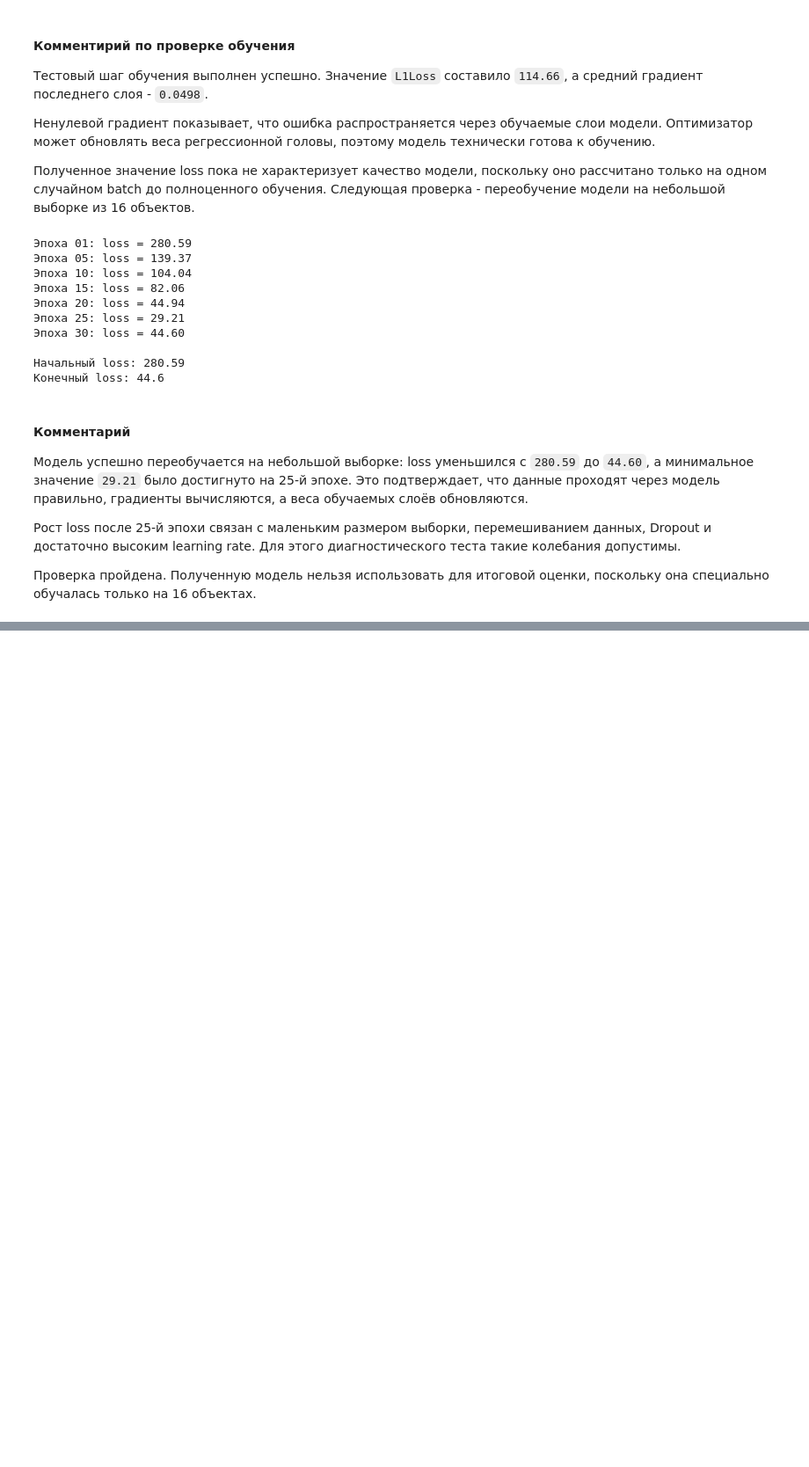
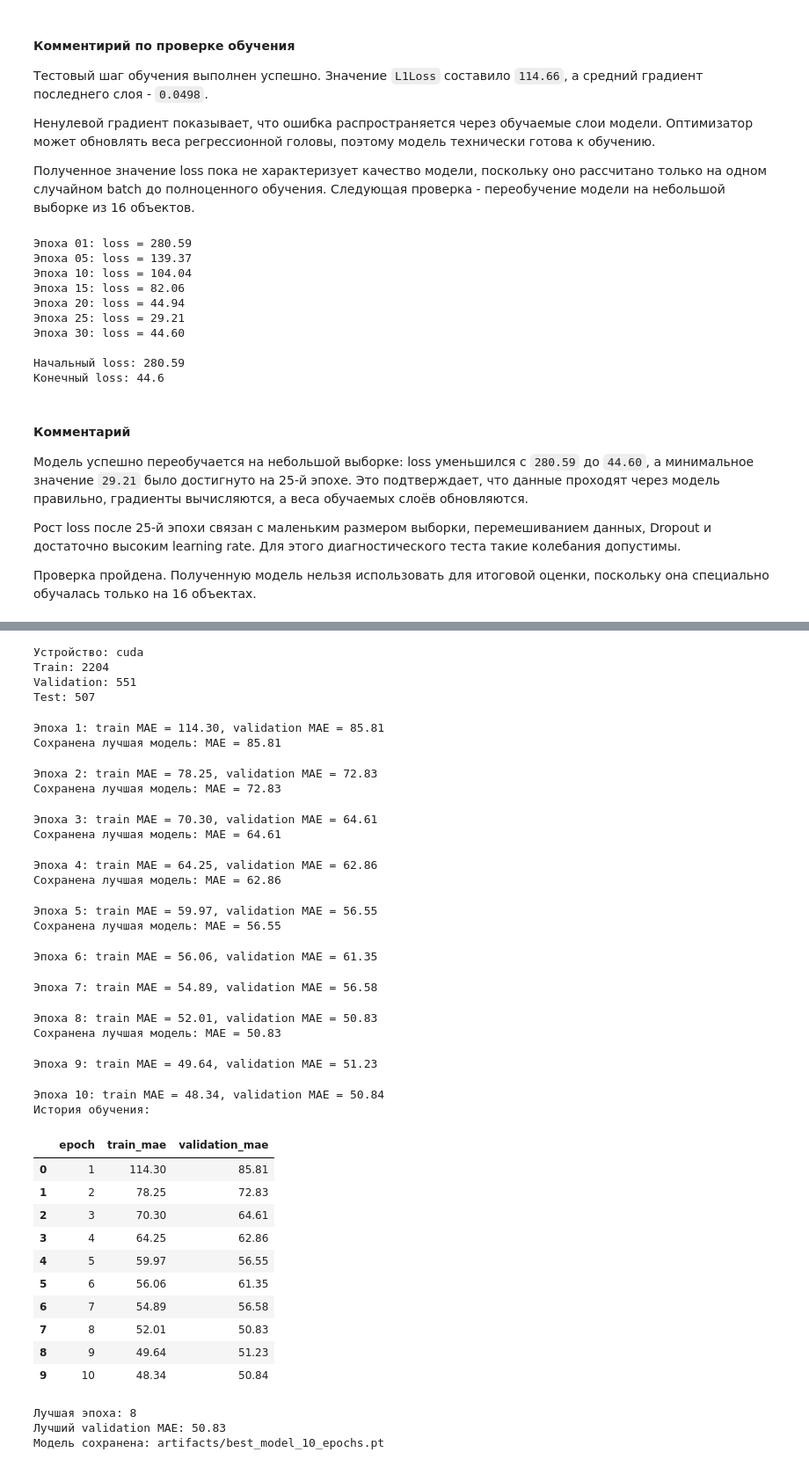
Before and after one commit to Tuinf1/04_multimodal-food-calorie-estimation, a Jupyter notebook: project.ipynb, the cells around one changed output, grey strips where cells are left out. Shown at 88% size. Saved outputs shown, nothing was run; the diff lists cells and outputs as text; code cells hidden in the pictures; blank space fills up the shorter version.

```diff
--- a/project.ipynb
+++ b/project.ipynb
@@ -796,0 +837,11 @@ print("Конечный loss:", round(loss_history[-1], 2))
+# %%
+from importlib import reload
+
+import scripts.train as train_module
+
+
+reload(train_module)
+
+train = train_module.train
+
+print("Функция загружена:", train)
@@ -796,0 +850,69 @@ print("Конечный loss:", round(loss_history[-1], 2))
+# %%
+# Освобождаем GPU от предыдущей проверочной модели
+if "model" in globals():
+    del model
+
+torch.cuda.empty_cache()
+
+# Запускаем обучение по параметрам из config.yaml
+history_10_epochs = train("config.yaml")
+
+# Показываем результаты всех выполненных эпох
+results_10_epochs = pd.DataFrame(history_10_epochs)
+
+print("История обучения:")
+display(results_10_epochs.round(2))
+
+best_epoch = results_10_epochs.loc[
+    results_10_epochs["validation_mae"].idxmin()
+]
+
+print(
+    f"Лучшая эпоха: {int(best_epoch['epoch'])}"
+)
+
+print(
+    f"Лучший validation MAE: "
+    f"{best_epoch['validation_mae']:.2f}"
+)
+
+print(
+    "Модель сохранена: "
+    "artifacts/best_model_10_epochs.pt"
+)
+# %% [output]
+Устройство: cuda
+Train: 2204
+Validation: 551
+Test: 507
+Эпоха 1: train MAE = 114.30, validation MAE = 85.81
+Сохранена лучшая модель: MAE = 85.81
+Эпоха 2: train MAE = 78.25, validation MAE = 72.83
+Сохранена лучшая модель: MAE = 72.83
+Эпоха 3: train MAE = 70.30, validation MAE = 64.61
+Сохранена лучшая модель: MAE = 64.61
+Эпоха 4: train MAE = 64.25, validation MAE = 62.86
+Сохранена лучшая модель: MAE = 62.86
+Эпоха 5: train MAE = 59.97, validation MAE = 56.55
+Сохранена лучшая модель: MAE = 56.55
+Эпоха 6: train MAE = 56.06, validation MAE = 61.35
+Эпоха 7: train MAE = 54.89, validation MAE = 56.58
+Эпоха 8: train MAE = 52.01, validation MAE = 50.83
+Сохранена лучшая модель: MAE = 50.83
+Эпоха 9: train MAE = 49.64, validation MAE = 51.23
+Эпоха 10: train MAE = 48.34, validation MAE = 50.84
+История обучения:
+|  | epoch | train_mae | validation_mae |
+| 0 | 1 | 114.30 | 85.81 |
+| 1 | 2 | 78.25 | 72.83 |
+| 2 | 3 | 70.30 | 64.61 |
+| 3 | 4 | 64.25 | 62.86 |
+| 4 | 5 | 59.97 | 56.55 |
+| 5 | 6 | 56.06 | 61.35 |
+| 6 | 7 | 54.89 | 56.58 |
+| 7 | 8 | 52.01 | 50.83 |
+| 8 | 9 | 49.64 | 51.23 |
+| 9 | 10 | 48.34 | 50.84 |
+Лучшая эпоха: 8
+Лучший validation MAE: 50.83
+Модель сохранена: artifacts/best_model_10_epochs.pt
```
Also changed, not shown: parts of 15 cells of this notebook, 9 other files.
